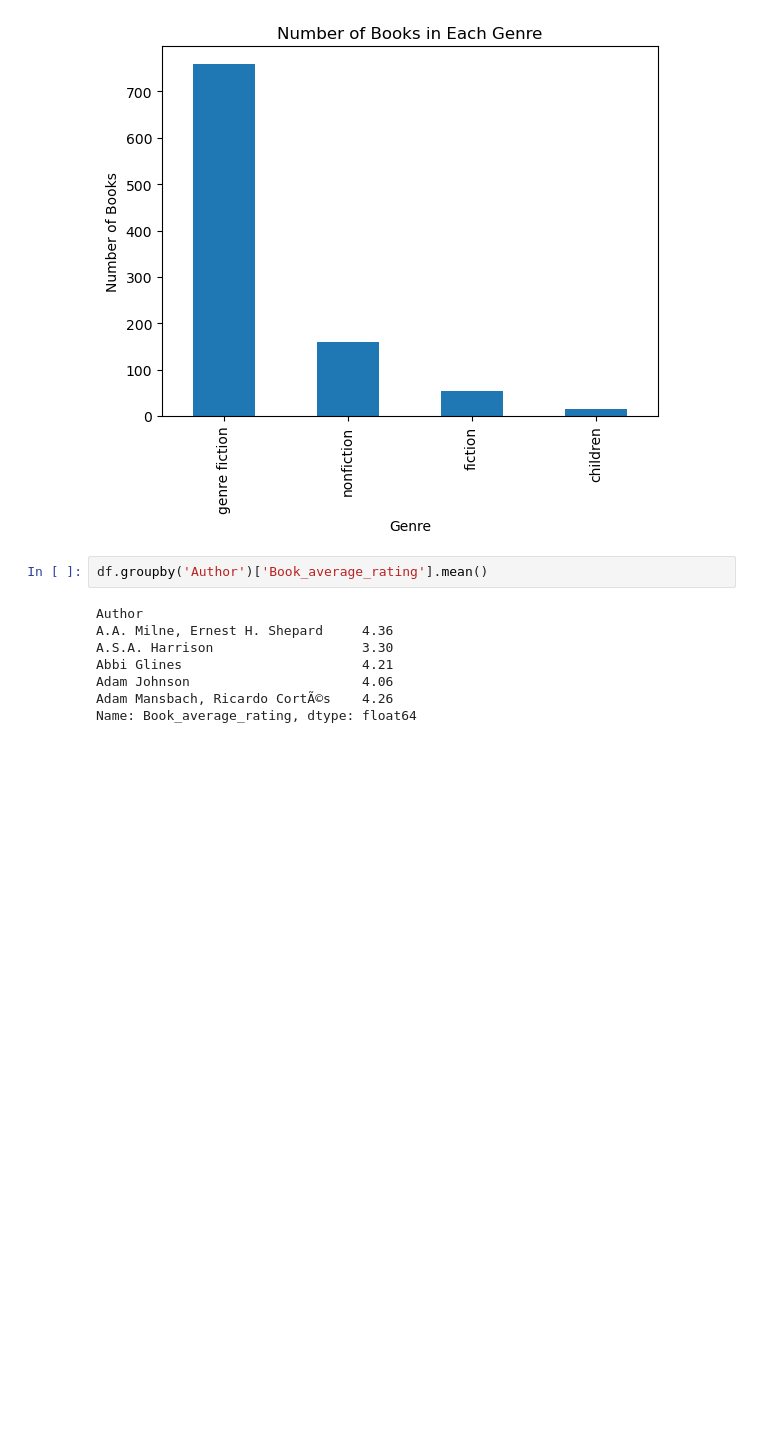
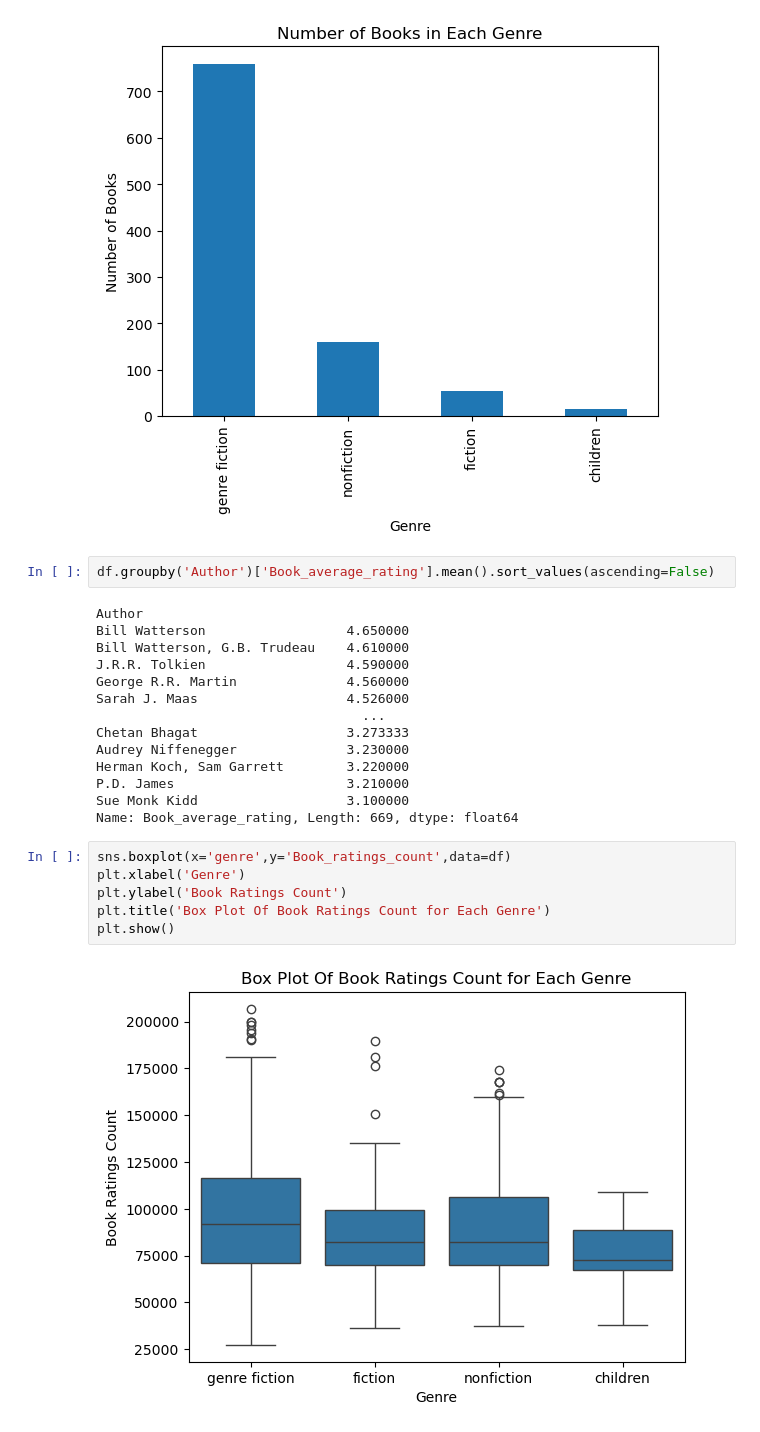
Before and after one commit to piyush6705/eda, a Jupyter notebook: book.ipynb, the cells around one changed output. Saved outputs shown, nothing was run; the diff lists cells and outputs as text; blank space fills up the shorter version.

```diff
--- a/book.ipynb
+++ b/book.ipynb
@@ -160,12 +160,26 @@ plt.show()
 # %% [output]
 [figure]
 # %%
-df.groupby('Author')['Book_average_rating'].mean()
+df.groupby('Author')['Book_average_rating'].mean().sort_values(ascending=False)
 # %% [output]
 Author
-A.A. Milne, Ernest H. Shepard     4.36
-A.S.A. Harrison                   3.30
-Abbi Glines                       4.21
-Adam Johnson                      4.06
-Adam Mansbach, Ricardo CortÃ©s    4.26
-Name: Book_average_rating, dtype: float64
+Bill Watterson                  4.650000
+Bill Watterson, G.B. Trudeau    4.610000
+J.R.R. Tolkien                  4.590000
+George R.R. Martin              4.560000
+Sarah J. Maas                   4.526000
+                                  ...
+Chetan Bhagat                   3.273333
+Audrey Niffenegger              3.230000
+Herman Koch, Sam Garrett        3.220000
+P.D. James                      3.210000
+Sue Monk Kidd                   3.100000
+Name: Book_average_rating, Length: 669, dtype: float64
+# %%
+sns.boxplot(x='genre',y='Book_ratings_count',data=df)
+plt.xlabel('Genre')
+plt.ylabel('Book Ratings Count')
+plt.title('Box Plot Of Book Ratings Count for Each Genre')
+plt.show()
+# %% [output]
+[figure, added]
```
Also changed, not shown: parts of 8 cells of this notebook, 2 other files.
